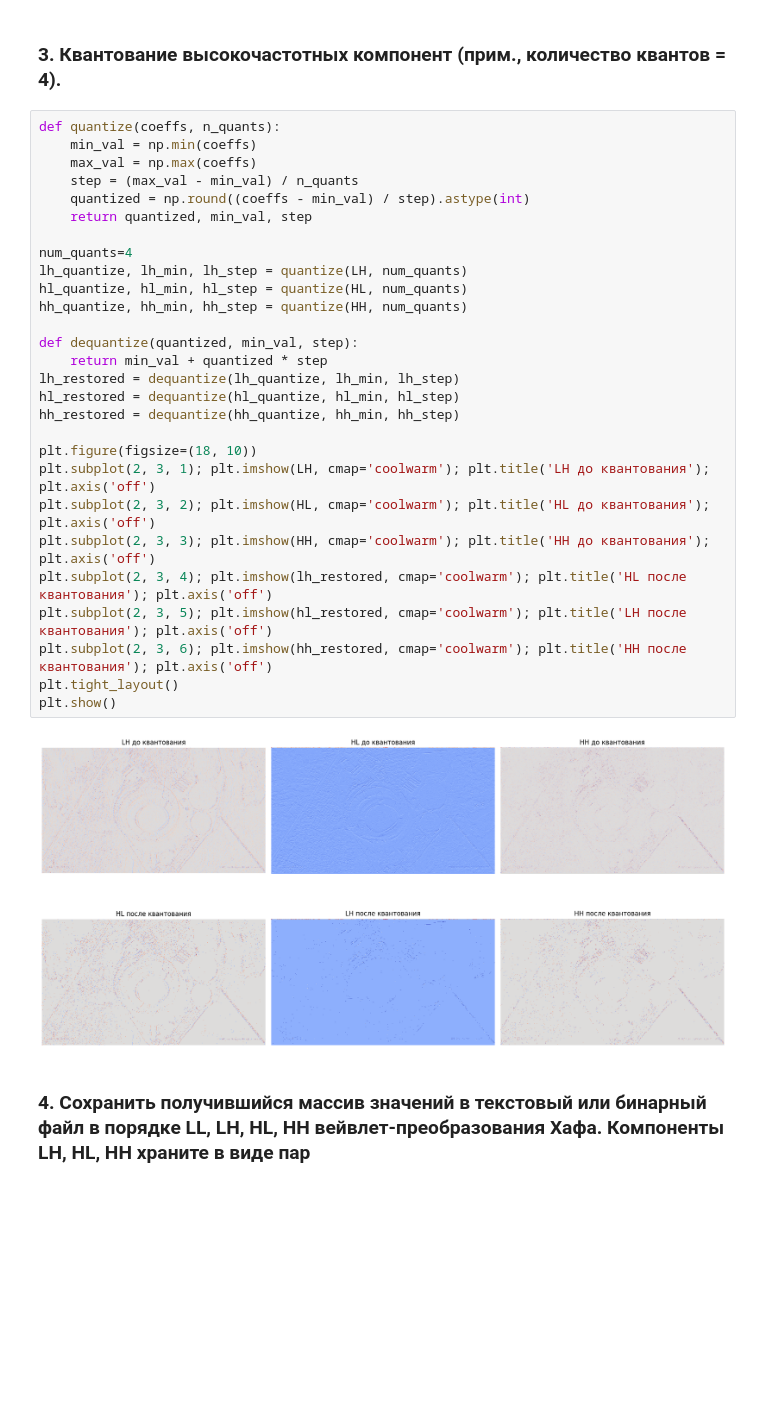
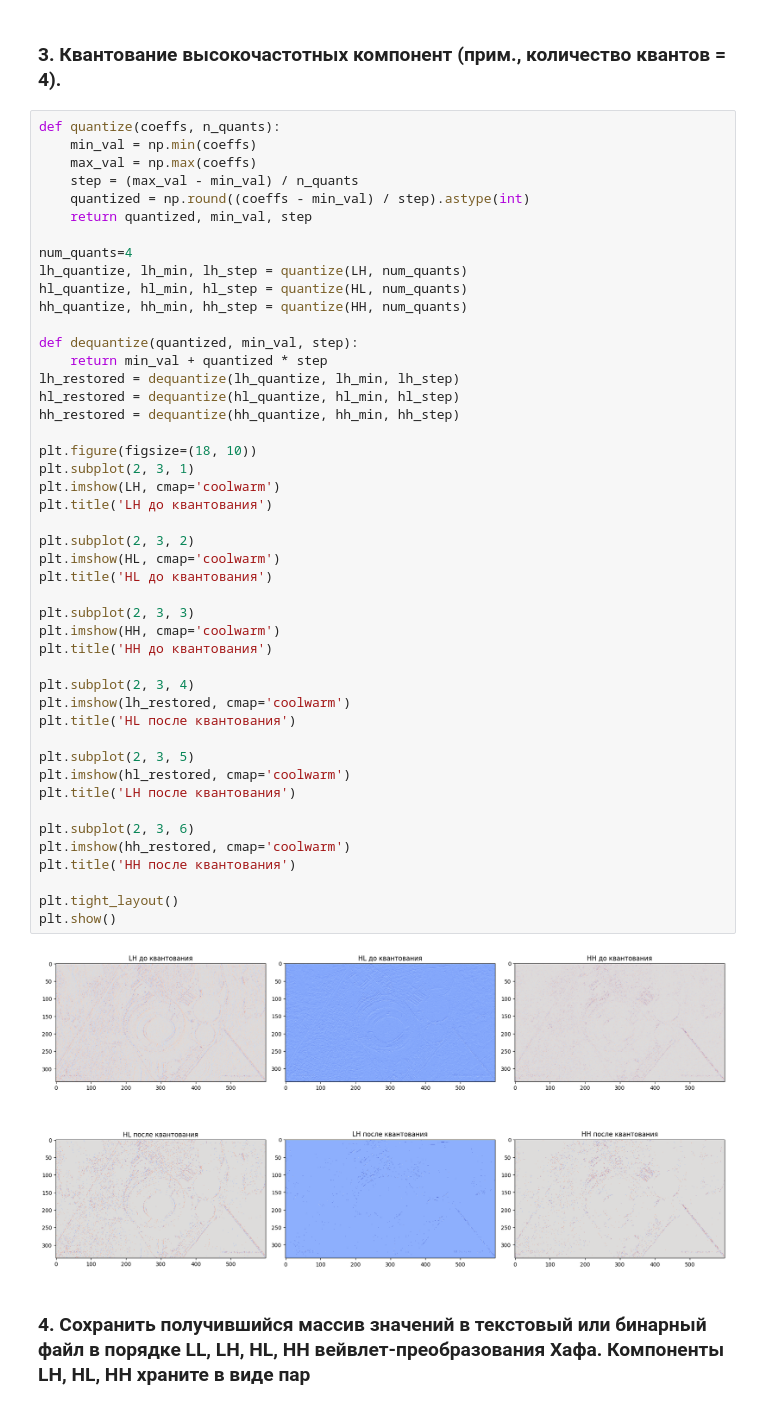
Before and after one commit to Sveta-ls/IMAGE_PROCESSING_2025, a Jupyter notebook: seventh_eighth_lab/IP_TASK78_2025.ipynb, the cells around one changed output. Cells and saved outputs as stored; diff of their text form; blank space fills up the shorter version.

```diff
--- a/seventh_eighth_lab/IP_TASK78_2025.ipynb
+++ b/seventh_eighth_lab/IP_TASK78_2025.ipynb
@@ -134,33 +134,51 @@ plt.show()
 # %%
 def quantize(coeffs, n_quants):
     min_val = np.min(coeffs)
     max_val = np.max(coeffs)
     step = (max_val - min_val) / n_quants
     quantized = np.round((coeffs - min_val) / step).astype(int)
     return quantized, min_val, step
 
 num_quants=4
 lh_quantize, lh_min, lh_step = quantize(LH, num_quants)
 hl_quantize, hl_min, hl_step = quantize(HL, num_quants)
 hh_quantize, hh_min, hh_step = quantize(HH, num_quants)
 
 def dequantize(quantized, min_val, step):
     return min_val + quantized * step
 lh_restored = dequantize(lh_quantize, lh_min, lh_step)
 hl_restored = dequantize(hl_quantize, hl_min, hl_step)
 hh_restored = dequantize(hh_quantize, hh_min, hh_step)
 
 plt.figure(figsize=(18, 10))
-plt.subplot(2, 3, 1); plt.imshow(LH, cmap='coolwarm'); plt.title('LH до квантования'); plt.axis('off')
-plt.subplot(2, 3, 2); plt.imshow(HL, cmap='coolwarm'); plt.title('HL до квантования'); plt.axis('off')
-plt.subplot(2, 3, 3); plt.imshow(HH, cmap='coolwarm'); plt.title('HH до квантования'); plt.axis('off')
-plt.subplot(2, 3, 4); plt.imshow(lh_restored, cmap='coolwarm'); plt.title('HL после квантования'); plt.axis('off')
-plt.subplot(2, 3, 5); plt.imshow(hl_restored, cmap='coolwarm'); plt.title('LH после квантования'); plt.axis('off')
-plt.subplot(2, 3, 6); plt.imshow(hh_restored, cmap='coolwarm'); plt.title('HH после квантования'); plt.axis('off')
+plt.subplot(2, 3, 1)
+plt.imshow(LH, cmap='coolwarm')
+plt.title('LH до квантования')
+
+plt.subplot(2, 3, 2)
+plt.imshow(HL, cmap='coolwarm')
+plt.title('HL до квантования')
+
+plt.subplot(2, 3, 3)
+plt.imshow(HH, cmap='coolwarm')
+plt.title('HH до квантования')
+
+plt.subplot(2, 3, 4)
+plt.imshow(lh_restored, cmap='coolwarm')
+plt.title('HL после квантования')
+
+plt.subplot(2, 3, 5)
+plt.imshow(hl_restored, cmap='coolwarm')
+plt.title('LH после квантования')
+
+plt.subplot(2, 3, 6)
+plt.imshow(hh_restored, cmap='coolwarm')
+plt.title('HH после квантования')
+
 plt.tight_layout()
 plt.show()
 # %% [output]
-[figure, old version]
+[figure, new version]
 # %% [markdown]
 ### 4. Сохранить получившийся массив значений в текстовый или бинарный файл в порядке LL, LH, HL, HH вейвлет-преобразования Хафа. Компоненты LH, HL, HH храните в виде пар
 # %%
```
